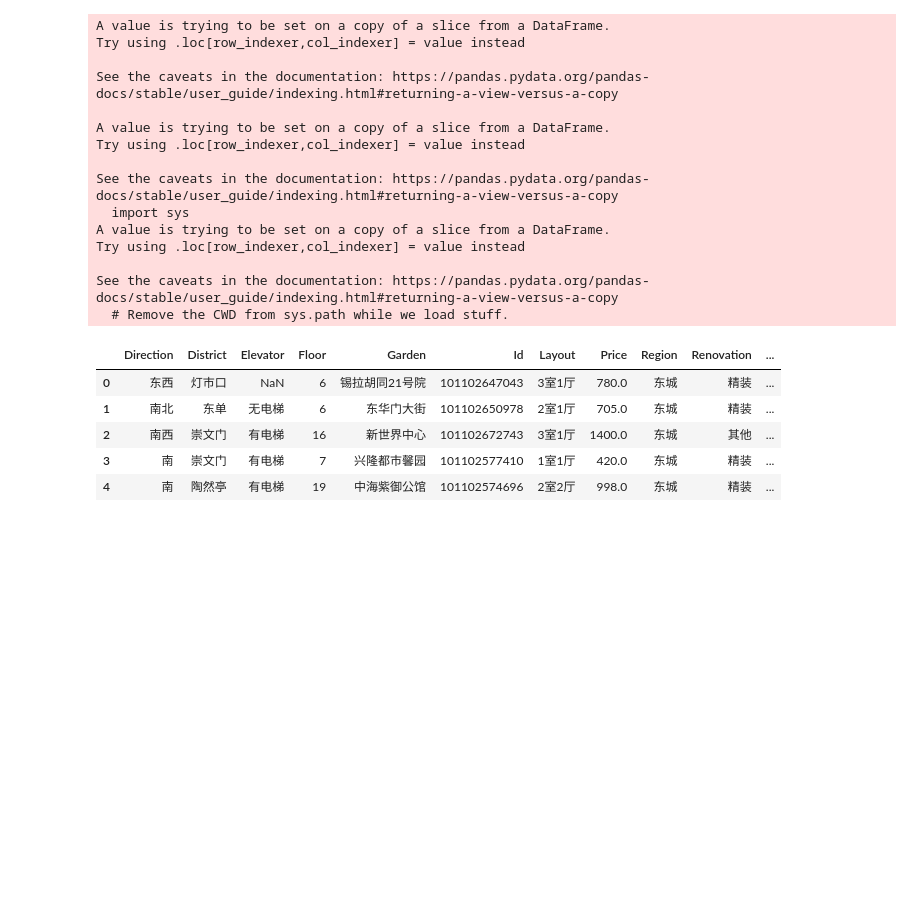
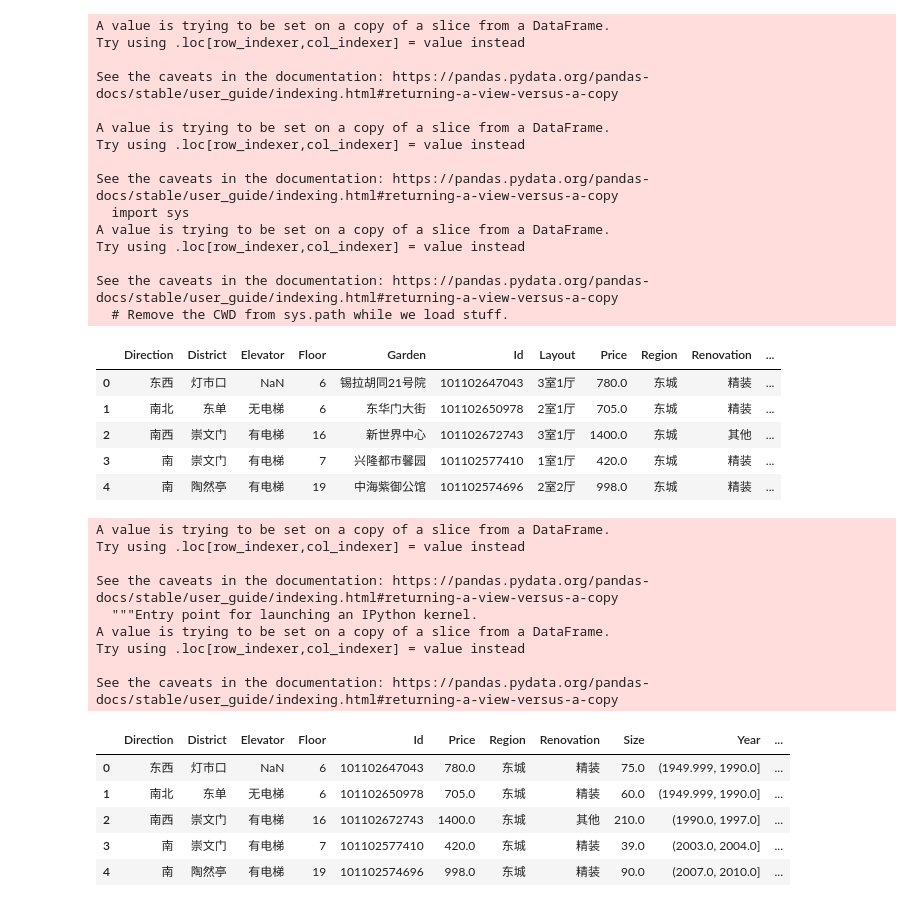
Before and after one commit to junhuwang/dataAnalysis, a Jupyter notebook: 数据分析入门/房价预测分析.ipynb, the cells around one changed output. Saved outputs shown, nothing was run; the diff lists cells and outputs as text; code cells hidden in the pictures; blank space fills up the shorter version.

```diff
--- a/数据分析入门/房价预测分析.ipynb
+++ b/数据分析入门/房价预测分析.ipynb
@@ -241,7 +241,7 @@ df_copy["Elevator"] = df_copy.loc[(df_copy["Elevator"] == "有电梯")|(df_copy[
 # %%
 # 填充缺失值
 df_copy.loc[(df_copy["Floor"] > 6)&(df_copy["Elevator"].isnull()),"Elevator"] = "有电梯"
-df_copy.loc[(df_copy["Floor"] < 6)&(df_copy["Elevator"].isnull()),"Elevator"] = "无电梯"
+df_copy.loc[(df_copy["Floor"] <= 6)&(df_copy["Elevator"].isnull()),"Elevator"] = "无电梯"
 # %%
 f,[ax1,ax2] = plt.subplots(1,2,figsize = (20,10))
 
@@ -366,4 +364,24 @@ df_copy.head()
 | 2 | 南西 | 崇文门 | 有电梯 | 16 | 新世界中心 | 101102672743 | 3室1厅 | 1400.0 | 东城 | 其他 | ... |
 | 3 | 南 | 崇文门 | 有电梯 | 7 | 兴隆都市馨园 | 101102577410 | 1室1厅 | 420.0 | 东城 | 精装 | ... |
 | 4 | 南 | 陶然亭 | 有电梯 | 19 | 中海紫御公馆 | 101102574696 | 2室2厅 | 998.0 | 东城 | 精装 | ... |
+# %%
+df_copy["Layout_total_num"] = df_copy["Layout_room_num"] + df_copy["Layout_hall_num"]
+df_copy["Size_room_ratio"] = df_copy["Size"] / df_copy["Layout_total_num"]
+df_copy = df_copy.drop(["Layout","PerPrice","Garden"],axis=1)
+# %% [output]
+A value is trying to be set on a copy of a slice from a DataFrame.
+Try using .loc[row_indexer,col_indexer] = value instead
+
+See the caveats in the documentation: https://pandas.pydata.org/pandas-docs/stable/user_guide/indexing.html#returning-a-view-versus-a-copy
+  """Entry point for launching an IPython kernel.
+A value is trying to be set on a copy of a slice from a DataFrame.
+Try using .loc[row_indexer,col_indexer] = value instead
+
+See the caveats in the documentation: https://pandas.pydata.org/pandas-docs/stable/user_guide/indexing.html#returning-a-view-versus-a-copy
+|  | Direction | District | Elevator | Floor | Id | Price | Region | Renovation | Size | Year | ... |
+| 0 | 东西 | 灯市口 | NaN | 6 | 101102647043 | 780.0 | 东城 | 精装 | 75.0 | (1949.999, 1990.0] | ... |
+| 1 | 南北 | 东单 | 无电梯 | 6 | 101102650978 | 705.0 | 东城 | 精装 | 60.0 | (1949.999, 1990.0] | ... |
+| 2 | 南西 | 崇文门 | 有电梯 | 16 | 101102672743 | 1400.0 | 东城 | 其他 | 210.0 | (1990.0, 1997.0] | ... |
+| 3 | 南 | 崇文门 | 有电梯 | 7 | 101102577410 | 420.0 | 东城 | 精装 | 39.0 | (2003.0, 2004.0] | ... |
+| 4 | 南 | 陶然亭 | 有电梯 | 19 | 101102574696 | 998.0 | 东城 | 精装 | 90.0 | (2007.0, 2010.0] | ... |
 # %%
```
Also changed, not shown: parts of 10 cells of this notebook, 1 other file.
